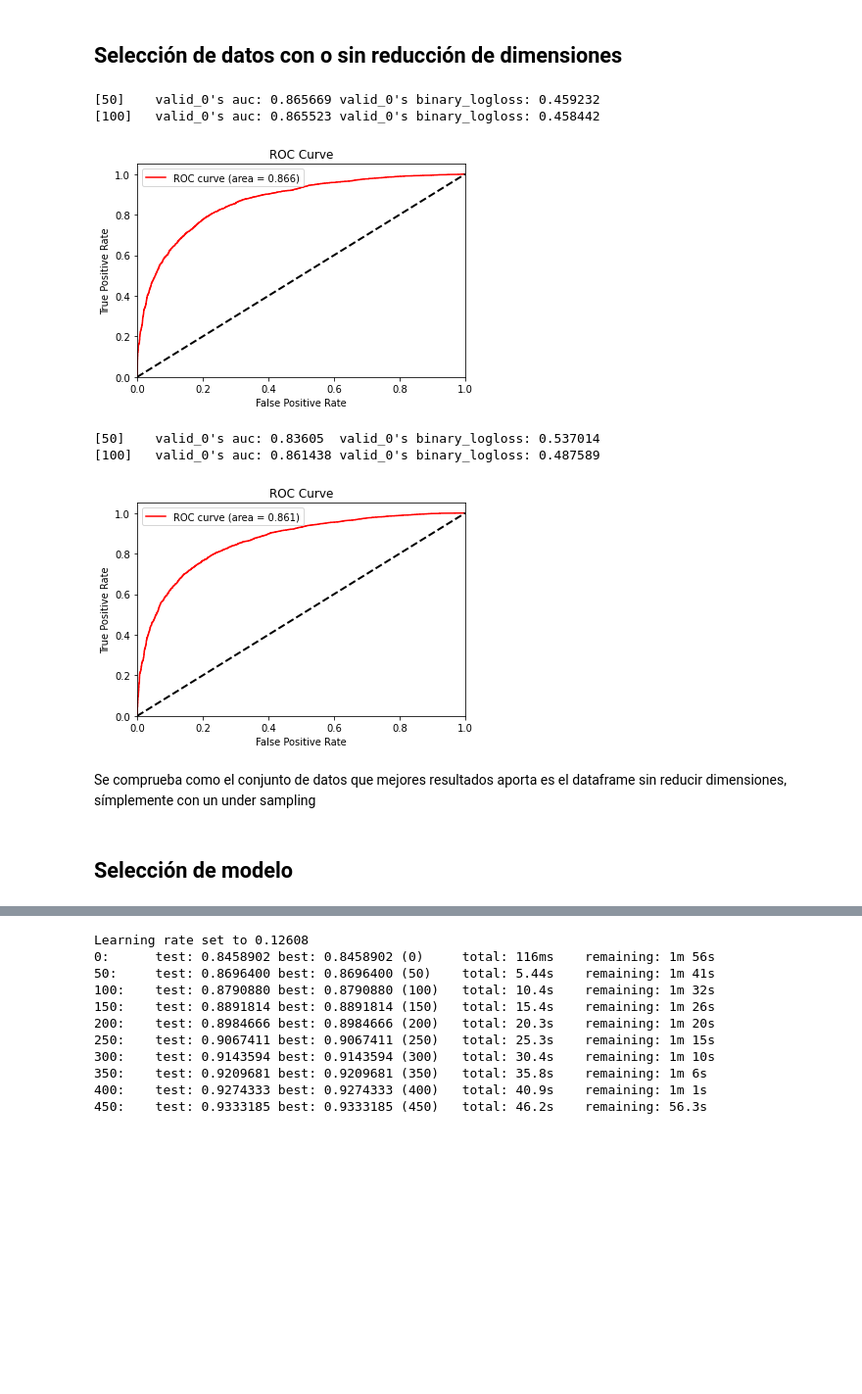
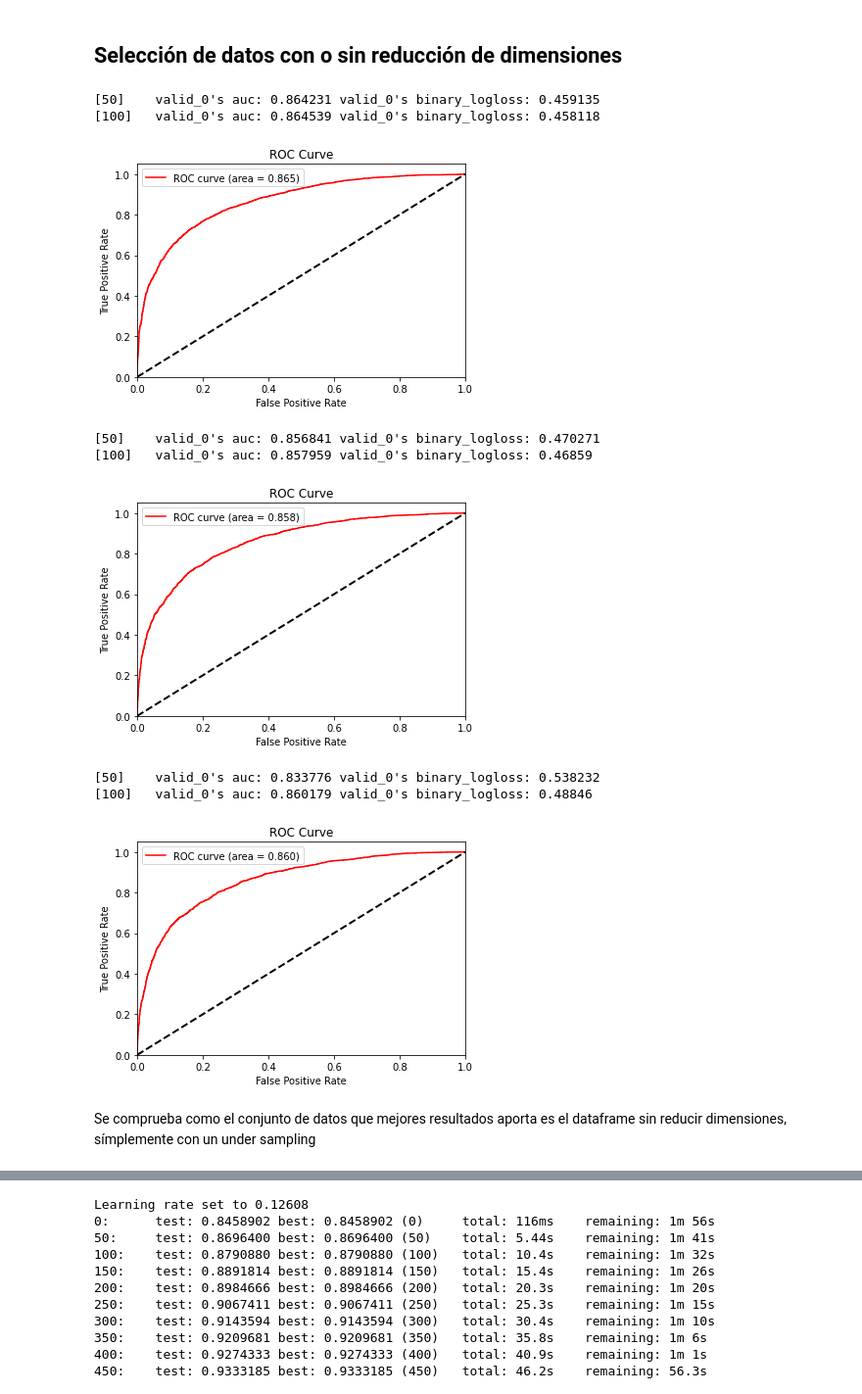
Before and after one commit to rodrigogalan/Proyecto_final, a Jupyter notebook: 3-Models.ipynb, the cells around one changed output, grey strips where cells are left out. Shown at 98% size. Saved outputs shown, nothing was run; the diff lists cells and outputs as text; code cells hidden in the pictures; blank space fills up the shorter version.

Commit message:
Modelos ordenados

```diff
--- a/3-Models.ipynb
+++ b/3-Models.ipynb
@@ -482,16 +494,17 @@ Se comprueba como el mejor desempeño se logra con los datos sin limpiar outlier
 # %% [markdown]
 ## Selección de datos con o sin reducción de dimensiones
 # %%
-for e in ['train_pca', 'train_modified']:
+for e in ['train_pca', 'train_pca', 'train_modified']:
     function_prueba_datos(e)
 # %% [output]
-[50]    valid_0's auc: 0.865669 valid_0's binary_logloss: 0.459232
-[100]   valid_0's auc: 0.865523 valid_0's binary_logloss: 0.458442
+[50]    valid_0's auc: 0.864231 valid_0's binary_logloss: 0.459135
+[100]   valid_0's auc: 0.864539 valid_0's binary_logloss: 0.458118
-[figure, old version]
+[figure, new version]
-[50]    valid_0's auc: 0.83605  valid_0's binary_logloss: 0.537014
-[100]   valid_0's auc: 0.861438 valid_0's binary_logloss: 0.487589
+[50]    valid_0's auc: 0.856841 valid_0's binary_logloss: 0.470271
+[100]   valid_0's auc: 0.857959 valid_0's binary_logloss: 0.46859
 [figure]
+[50]    valid_0's auc: 0.833776 valid_0's binary_logloss: 0.538232
+[100]   valid_0's auc: 0.860179 valid_0's binary_logloss: 0.48846
+[figure, added]
 # %% [markdown]
 Se comprueba como el conjunto de datos que mejores resultados aporta es el dataframe sin reducir dimensiones, símplemente con un under sampling
-# %% [markdown]
-## Selección de modelo
```
Also changed, not shown: parts of 35 cells of this notebook.
